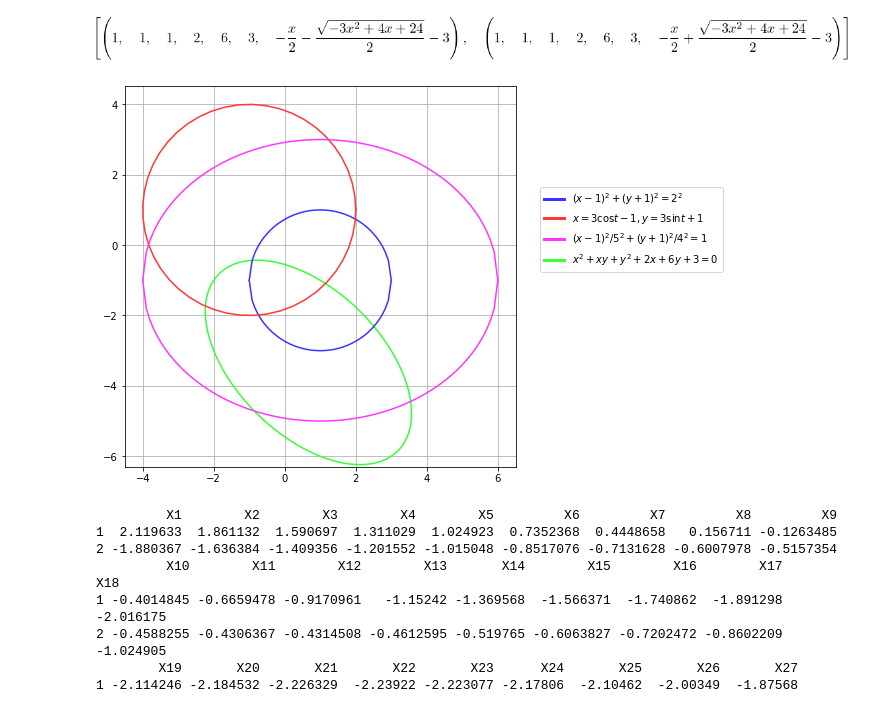
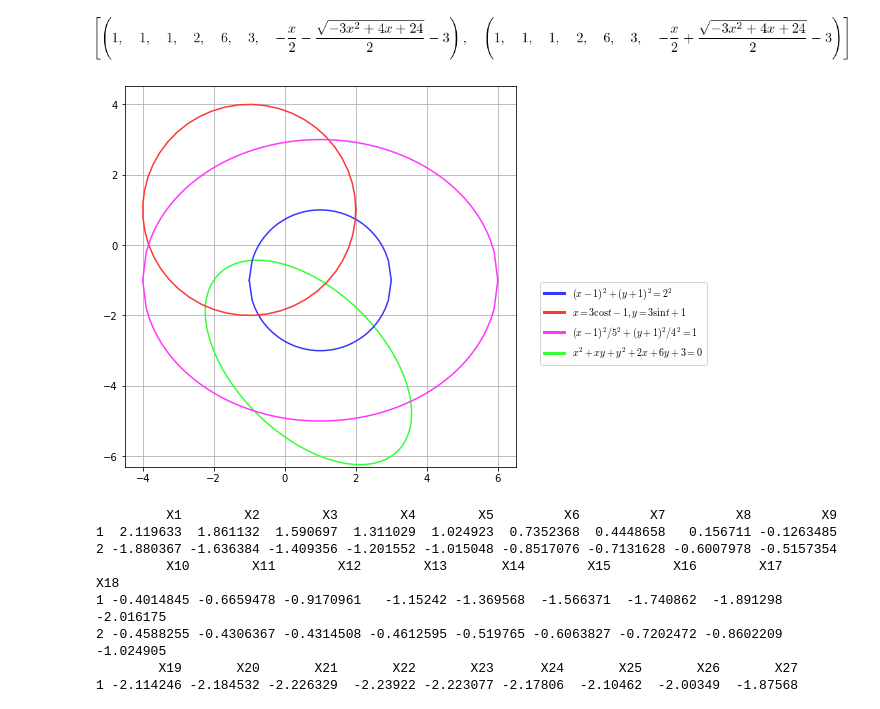
Before and after one commit to OlgaBelitskaya/linear_algebra_practice, a Jupyter notebook: work1_10.ipynb, the cells around one changed output. Cells and saved outputs as stored; diff of their text form; code cells hidden in the pictures.

```diff
--- a/work1_10.ipynb
+++ b/work1_10.ipynb
@@ -212,26 +212,25 @@ def ellipse2(a, b, c, d, e, f, x, y):
 # %%
 import pylab as plt
 from matplotlib.lines import Line2D
 
 plt.figure(figsize=(7, 7))
 plt.plot(X1, circle1(1, -1, 2, X1)[0], color='#3636ff')
 plt.plot(X1, circle1(1, -1, 2, X1)[1], color='#3636ff')
 plt.plot(circle2(-1, 1, 3, T)[0], circle2(-1, 1, 3, T)[1], color='#ff3636')
 plt.plot(X2, ellipse1(1, -1, 5, 4, X2)[0], color='#ff36ff')
 plt.plot(X2, ellipse1(1, -1, 5, 4, X2)[1], color='#ff36ff')
 plt.contour(X,Y,ellipse2(1,1,1,2,6,3,X,Y), [0], colors=['#36ff36'])
 
 plt.grid()
-
 colors = ['#3636ff', '#ff3636', '#ff36ff', '#36ff36']
 lines = [Line2D([0], [0], color=c, linewidth=3, linestyle='-') for c in colors]
 labels = ['$(x-1)^2+(y+1)^2=2^2$', '$x=3 \cos t-1, y=3 \sin t+1$',
           '$(x-1)^2/5^2+(y+1)^2/4^2=1$', '$x^2+xy+y^2+2x+6y+3=0$']
-plt.legend(lines, labels)
-plt.legend(lines, labels, bbox_to_anchor=(1.05, 0.5), loc=3)
+
+plt.legend(lines, labels, bbox_to_anchor=(1.05, 0.5))
 plt.show()
 # %% [output]
-[figure, old version]
+[figure, new version]
 # %%
 %%r
 X1 <- seq(from=-1, to=3, by=0.1)
```
Also changed, not shown: parts of 4 cells of this notebook.
